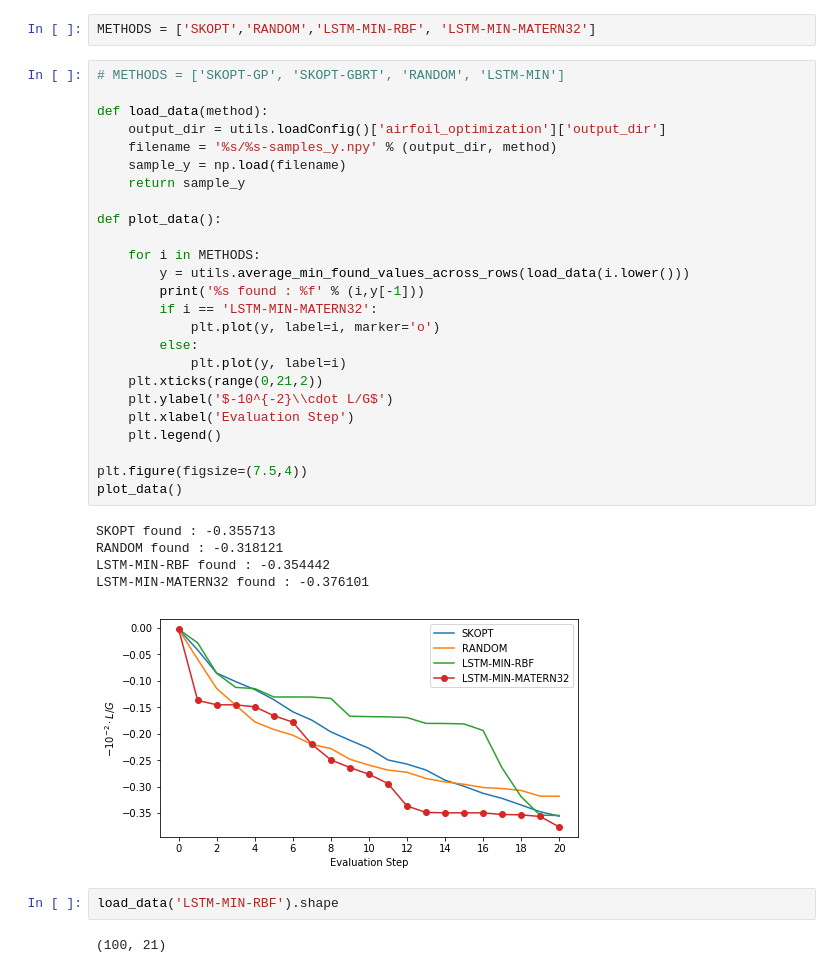
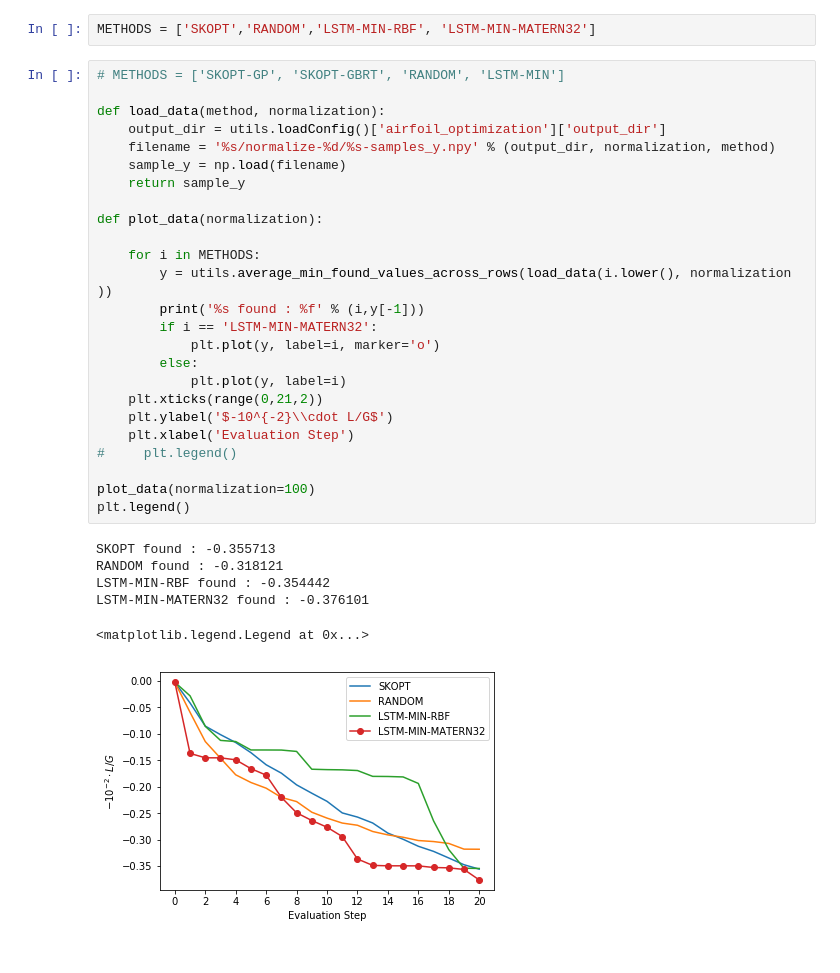
Before and after one commit to p16i/blackbox-optimization-using-rnns, a Jupyter notebook: airfoil-optimization.ipynb, the cells around one changed output. Saved outputs shown, nothing was run; the diff lists cells and outputs as text.

```diff
--- a/airfoil-optimization.ipynb
+++ b/airfoil-optimization.ipynb
@@ -9,35 +9,32 @@ METHODS = ['SKOPT','RANDOM','LSTM-MIN-RBF', 'LSTM-MIN-MATERN32']
 # %%
 # METHODS = ['SKOPT-GP', 'SKOPT-GBRT', 'RANDOM', 'LSTM-MIN']
 
-def load_data(method):
+def load_data(method, normalization):
     output_dir = utils.loadConfig()['airfoil_optimization']['output_dir']
-    filename = '%s/%s-samples_y.npy' % (output_dir, method)
+    filename = '%s/normalize-%d/%s-samples_y.npy' % (output_dir, normalization, method)
     sample_y = np.load(filename)
     return sample_y
 
-def plot_data():
+def plot_data(normalization):
 
     for i in METHODS:
-        y = utils.average_min_found_values_across_rows(load_data(i.lower()))
+        y = utils.average_min_found_values_across_rows(load_data(i.lower(), normalization ))
         print('%s found : %f' % (i,y[-1]))
         if i == 'LSTM-MIN-MATERN32':
             plt.plot(y, label=i, marker='o')
         else:
             plt.plot(y, label=i)
     plt.xticks(range(0,21,2))
     plt.ylabel('$-10^{-2}\\cdot L/G$')
     plt.xlabel('Evaluation Step')
-    plt.legend()
+#     plt.legend()
 
-plt.figure(figsize=(7.5,4))
-plot_data()
+plot_data(normalization=100)
+plt.legend()
 # %% [output]
 SKOPT found : -0.355713
 RANDOM found : -0.318121
 LSTM-MIN-RBF found : -0.354442
 LSTM-MIN-MATERN32 found : -0.376101
+<matplotlib.legend.Legend at 0x...>
-[figure, old version]
+[figure, new version]
-# %%
-load_data('LSTM-MIN-RBF').shape
-# %% [output]
-(100, 21)
```
Also changed, not shown: parts of 2 cells of this notebook, 19 other files.
